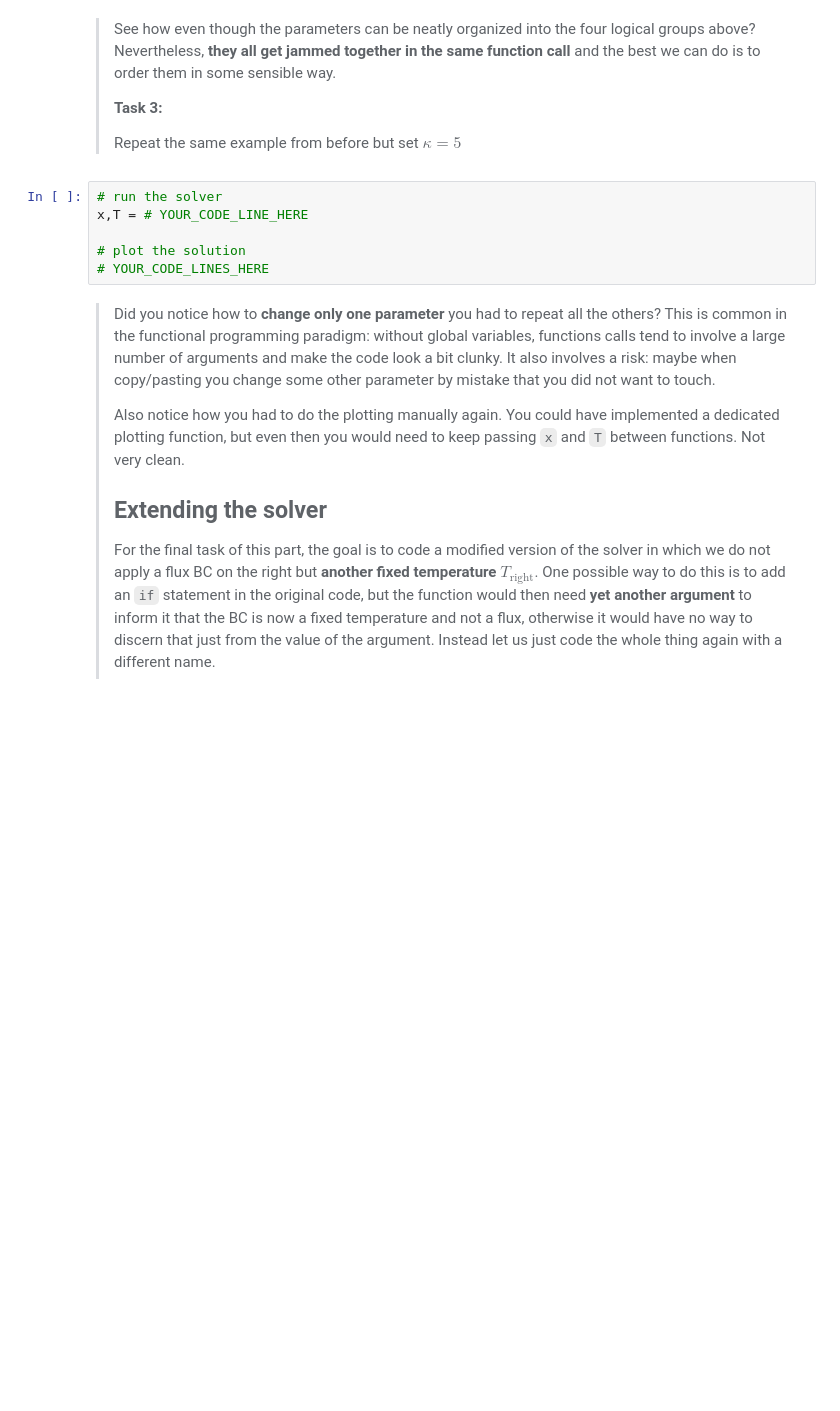
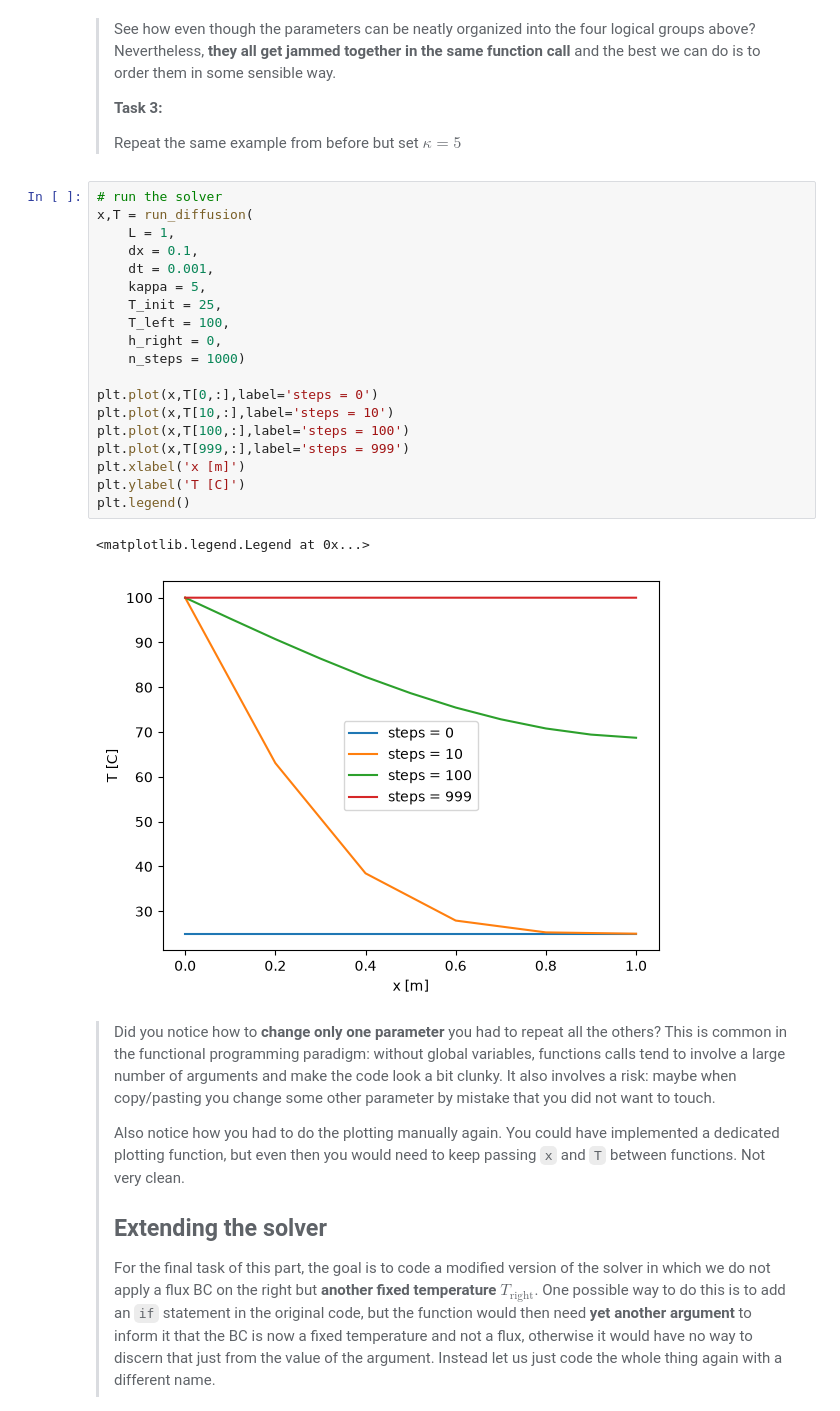
Before and after one commit to sembouman/PA2.1, a Jupyter notebook: 1_functional.ipynb, the cells around one changed output. Saved outputs shown, nothing was run; the diff lists cells and outputs as text; blank space fills up the shorter version.

```diff
--- a/1_functional.ipynb
+++ b/1_functional.ipynb
@@ -75,12 +91,28 @@ x,T = # YOUR_CODE_LINE_HERE
 > **Task 3:**
 >
 > Repeat the same example from before but set $\kappa=5$
-# %%
-# run the solver
-x,T = # YOUR_CODE_LINE_HERE
-
-# plot the solution
-# YOUR_CODE_LINES_HERE
+# %%
+# run the solver
+x,T = run_diffusion(
+    L = 1,
+    dx = 0.1,
+    dt = 0.001,
+    kappa = 5,
+    T_init = 25,
+    T_left = 100,
+    h_right = 0,
+    n_steps = 1000)
+
+plt.plot(x,T[0,:],label='steps = 0')
+plt.plot(x,T[10,:],label='steps = 10')
+plt.plot(x,T[100,:],label='steps = 100')
+plt.plot(x,T[999,:],label='steps = 999')
+plt.xlabel('x [m]')
+plt.ylabel('T [C]')
+plt.legend()
+# %% [output]
+<matplotlib.legend.Legend at 0x...>
+[figure, added]
 # %% [markdown]
 > Did you notice how to **change only one parameter** you had to repeat all the others? This is common in the functional programming paradigm: without global variables, functions calls tend to involve a large number of arguments and make the code look a bit clunky. It also involves a risk: maybe when copy/pasting you change some other parameter by mistake that you did not want to touch.
 >
```
Also changed, not shown: parts of 7 cells of this notebook.
